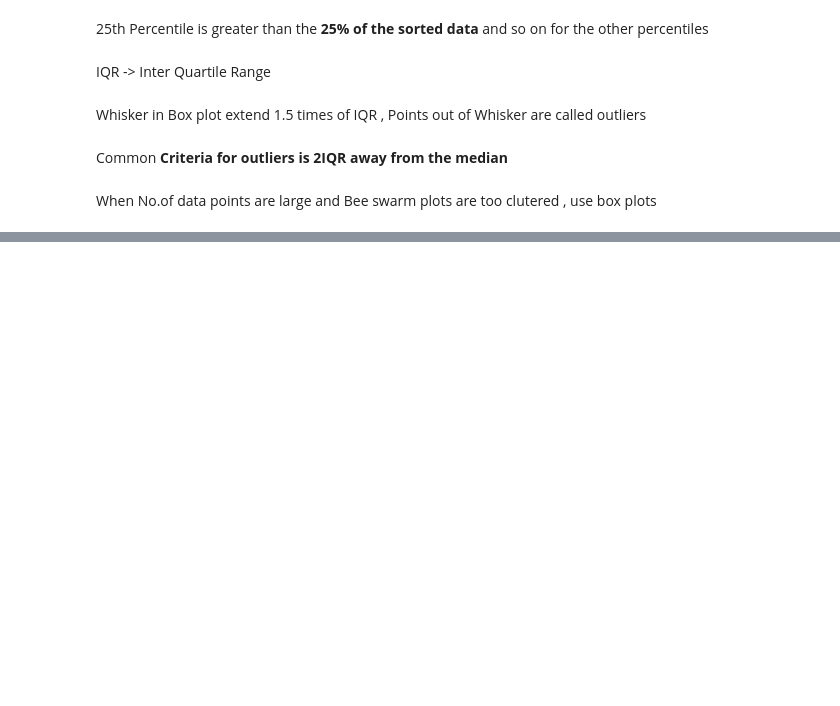
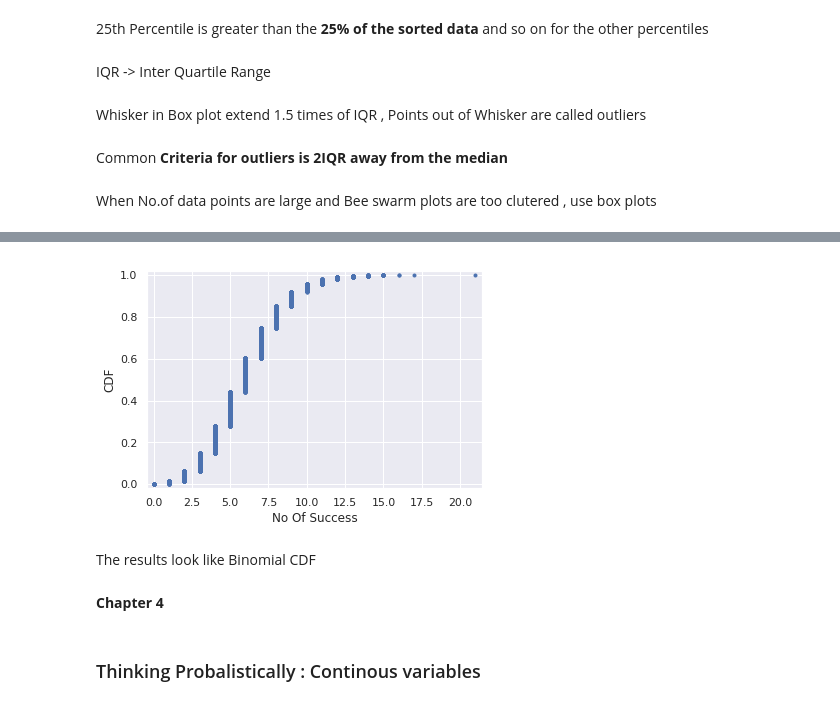
Before and after one commit to TheMLEngineer/DataCamp, a Jupyter notebook: StudyReference/Statistical Thinking in Python (Part 1)/Statistical Thinking in Python (Part 1).ipynb, the cells around one changed output, grey strips where cells are left out. Cells and saved outputs as stored; diff of their text form; code cells hidden in the pictures; blank space fills up the shorter version.

```diff
--- a/StudyReference/Statistical Thinking in Python (Part 1)/Statistical Thinking in Python (Part 1).ipynb
+++ b/StudyReference/Statistical Thinking in Python (Part 1)/Statistical Thinking in Python (Part 1).ipynb
@@ -121,0 +305,17 @@ When No.of data points are large and Bee swarm plots are too clutered , use box
+# %%
+samples = np.random.poisson(6 , size = 10000)
+x , y = ecdf(samples)
+# %%
+plt.plot(x , y , marker = '.' , linestyle = 'none')
+plt.margins(0.02)
+plt.xlabel('No Of Success')
+plt.ylabel('CDF')
+plt.show()
+# %% [output]
+[figure, added]
+# %% [markdown]
+The results look like Binomial CDF
+# %% [markdown]
+**Chapter 4**
+# %% [markdown]
+<h3> Thinking Probalistically : Continous variables
```
Also changed, not shown: parts of 69 cells of this notebook.
